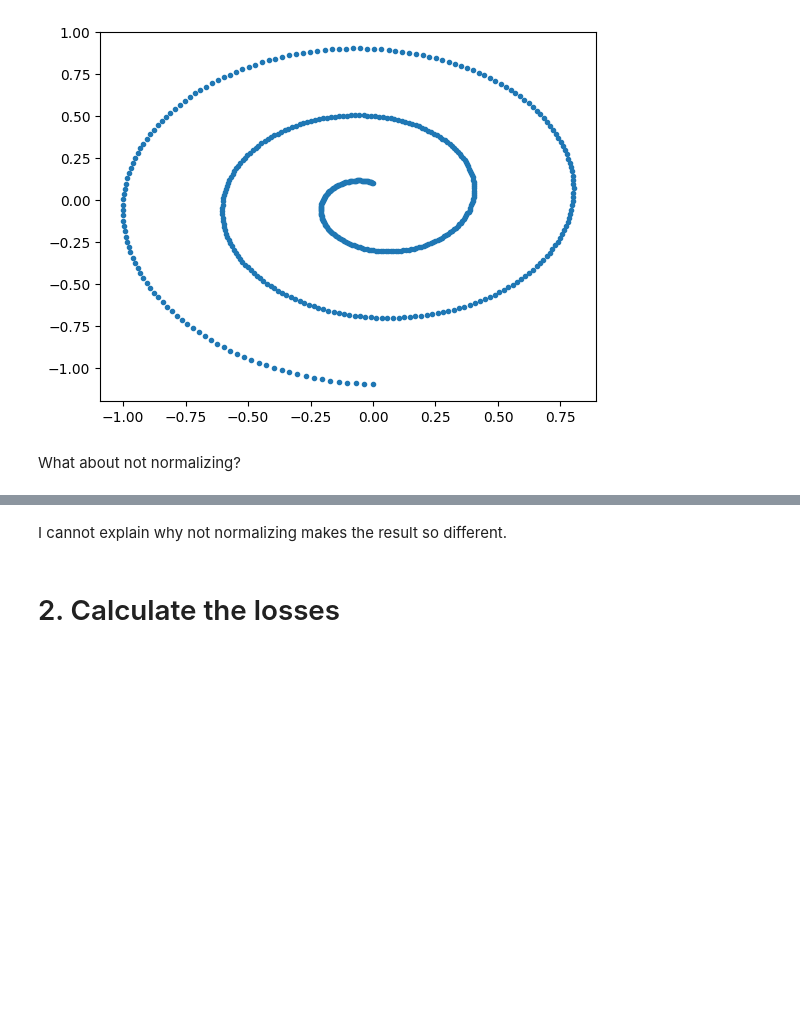
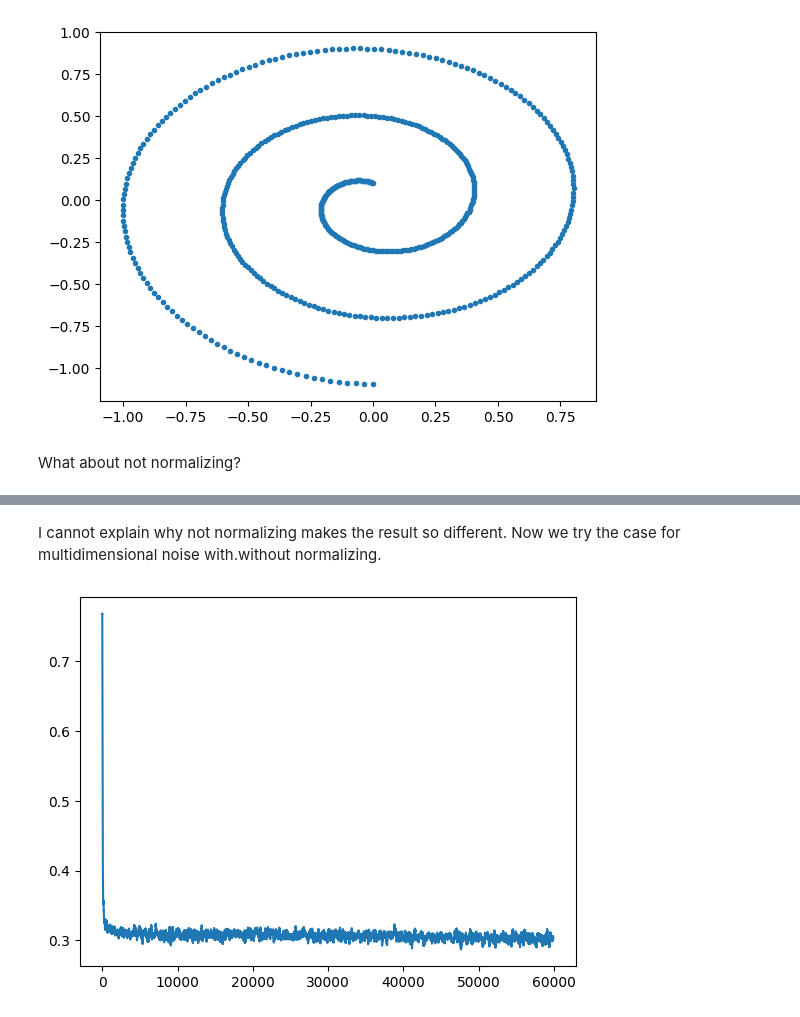
Before and after one commit to JetfiRex/Diffusion-ToyModel, a Jupyter notebook: Diffusion - test.ipynb, the cells around one changed output, grey strips where cells are left out. Saved outputs shown, nothing was run; the diff lists cells and outputs as text; code cells hidden in the pictures; blank space fills up the shorter version.

```diff
--- a/Diffusion - test.ipynb
+++ b/Diffusion - test.ipynb
@@ -350,4 +350,16 @@ plot_batch(x0)
 # %% [markdown]
-I cannot explain why not normalizing makes the result so different.
+I cannot explain why not normalizing makes the result so different. Now we try the case for multidimensional noise with.without normalizing.
-# %% [markdown]
-# 2. Calculate the losses
+# %%
+schedule = ScheduleLogLinear(N=200, sigma_min=0.01, sigma_max=4e4)
+dt = Swissroll(np.pi/2, 5*np.pi, 500).vals
+MEAN = dt.mean(dim = 0).unsqueeze(0)
+STD = dt.std(dim = 0).unsqueeze(0)
+dataset = (dt-MEAN)/STD
+loader   = DataLoader(dataset, batch_size=128)
+model    = HighDimNoise(hidden_dims=(16,128,128,128,128,16))
+trainer  = training_loop(loader, model, schedule, epochs=15000, hi_dim=True)
+losses   = [ns.loss.item() for ns in trainer]
+plt.plot(moving_average(losses, 100))
+plt.show()
+# %% [output]
+[figure, added]
```
Also changed, not shown: parts of 15 cells of this notebook, 1 other file.
